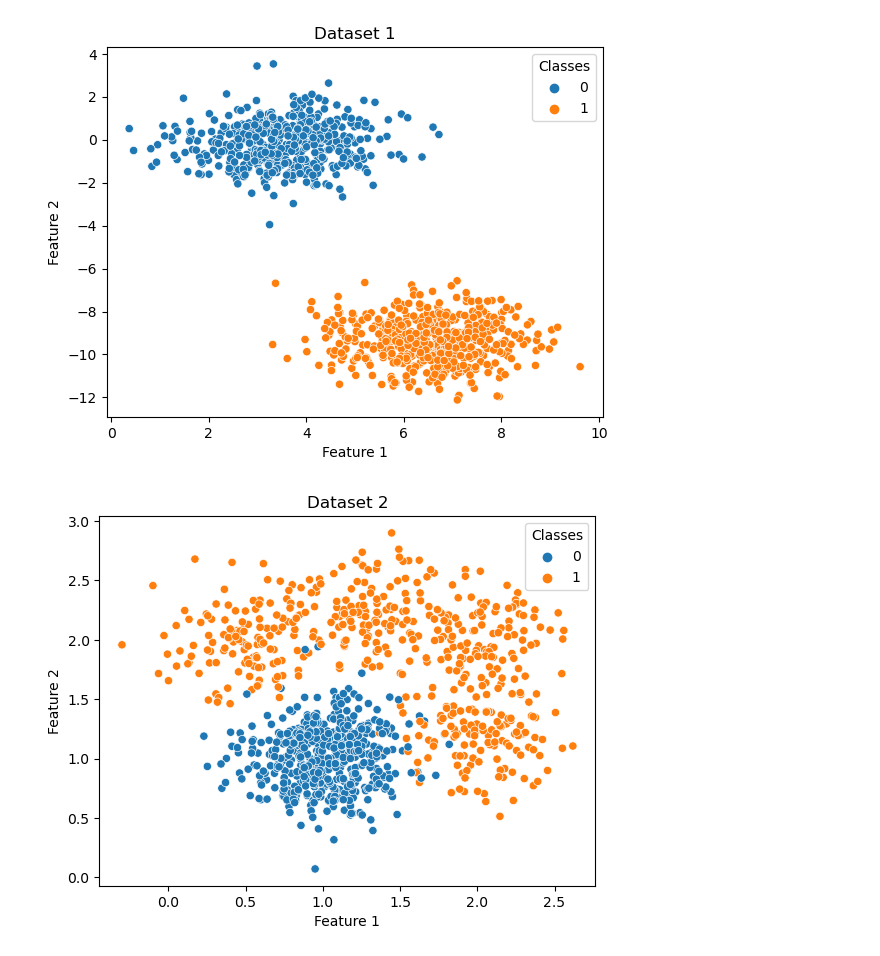
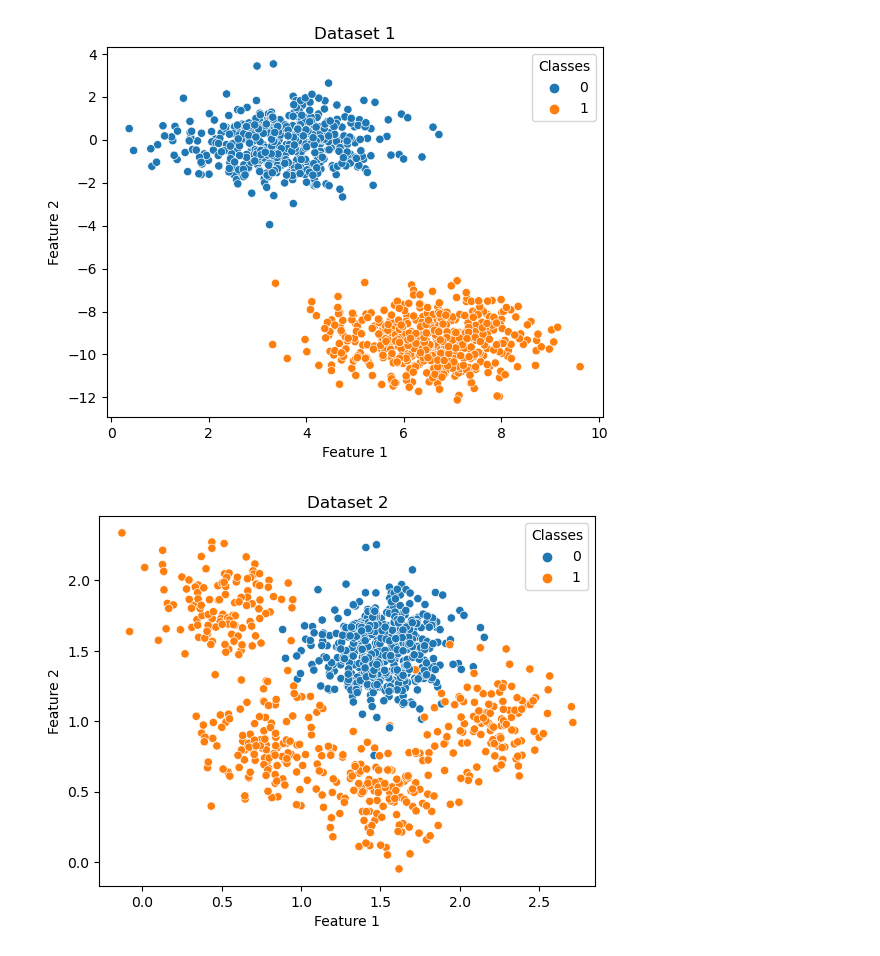
Before and after one commit to lau-allen/classifier-models-comparison, a Jupyter notebook: hw3p3.ipynb, the cells around one changed output. Drawn from its saved outputs; the diff is of its cells as text; code cells hidden in the pictures.

```diff
--- a/hw3p3.ipynb
+++ b/hw3p3.ipynb
@@ -110,14 +110,14 @@ plt.legend(title='Classes');
 [figure]
 # %%
 #create dataset 2 with make_blobs, defining centers of blobs, such that the decision boundary will be quadratic
-x2, y2 = make_blobs(n_samples=[500,125,125,125,125], n_features=2, centers=[[1,1],[2,2],[1.3,2.2],[2,1.2],[.5,2]], cluster_std=.25,random_state=seed)
+x2, y2 = make_blobs(n_samples=[500,125,125,125,125], n_features=2, centers=[[1.5,1.5],[.5,1.8],[.8,.8],[1.5,.5],[2.2,1]], cluster_std=.2,random_state=seed)
 #change labels, not 0, equal to 1
 y2[y2!=0]=1
-
+#visualization of dataset 2
 sns.scatterplot(x=x2[:,0],y=x2[:,1], hue=y2)
 plt.title('Dataset 2');
 plt.xlabel('Feature 1');
 plt.ylabel('Feature 2');
 plt.legend(title='Classes');
 # %% [output]
-[figure, old version]
+[figure, new version]
```
Also changed, not shown: parts of 1 cell of this notebook.
